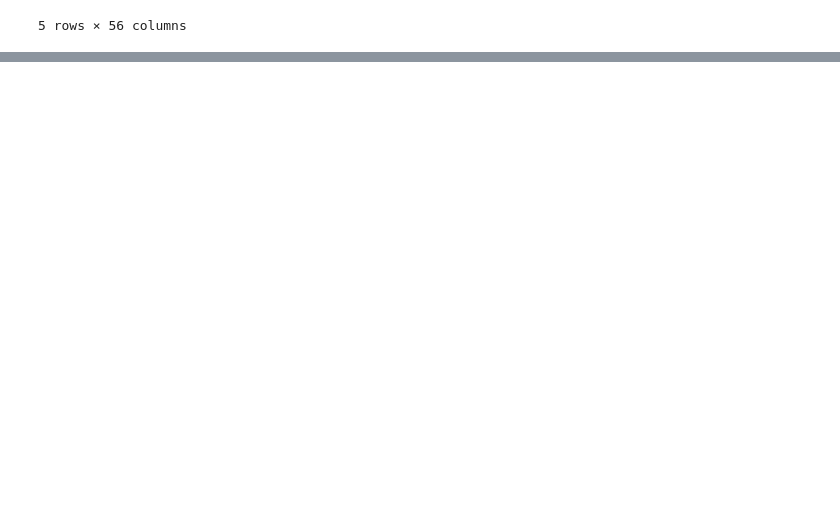
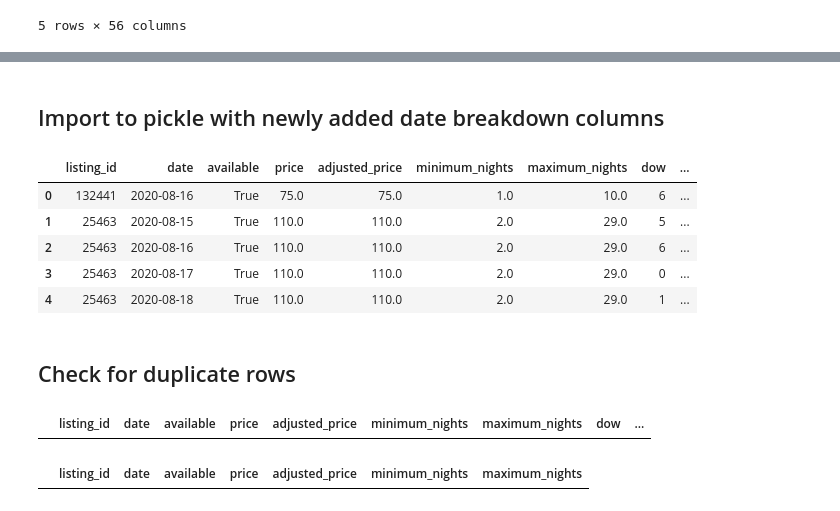
Before and after one commit to LingxingG/Data-Mining-Project, a Jupyter notebook: May Myo/pre-processing and EDA/Airbnb Data Pre-processing.ipynb, the cells around one changed output, grey strips where cells are left out. Cells and saved outputs as stored; diff of their text form; code cells hidden in the pictures; blank space fills up the shorter version.

```diff
--- a/May Myo/pre-processing and EDA/Airbnb Data Pre-processing.ipynb
+++ b/May Myo/pre-processing and EDA/Airbnb Data Pre-processing.ipynb
@@ -220,0 +422,25 @@ pickle_listings_df.head(5)
+# %% [markdown]
+## Import to pickle with newly added date breakdown columns
+# %%
+calendar_df.to_pickle('cleaned_calendar_with_dt.pkl')
+
+
+pickle_calendar_df_with_dt = pd.read_pickle('cleaned_calendar_with_dt.pkl')
+pickle_calendar_df_with_dt.head(5)
+# %% [output]
+|  | listing_id | date | available | price | adjusted_price | minimum_nights | maximum_nights | dow | ... |
+| 0 | 132441 | 2020-08-16 | True | 75.0 | 75.0 | 1.0 | 10.0 | 6 | ... |
+| 1 | 25463 | 2020-08-15 | True | 110.0 | 110.0 | 2.0 | 29.0 | 5 | ... |
+| 2 | 25463 | 2020-08-16 | True | 110.0 | 110.0 | 2.0 | 29.0 | 6 | ... |
+| 3 | 25463 | 2020-08-17 | True | 110.0 | 110.0 | 2.0 | 29.0 | 0 | ... |
+| 4 | 25463 | 2020-08-18 | True | 110.0 | 110.0 | 2.0 | 29.0 | 1 | ... |
+# %% [markdown]
+## Check for duplicate rows
+# %%
+pickle_calendar_df_with_dt[pickle_calendar_df_with_dt.duplicated()]
+# %% [output]
+|  | listing_id | date | available | price | adjusted_price | minimum_nights | maximum_nights | dow | ... |
+# %%
+pickle_calendar_df[pickle_calendar_df.duplicated()]
+# %% [output]
+|  | listing_id | date | available | price | adjusted_price | minimum_nights | maximum_nights |
```
Also changed, not shown: parts of 30 cells of this notebook, 1 other file.
